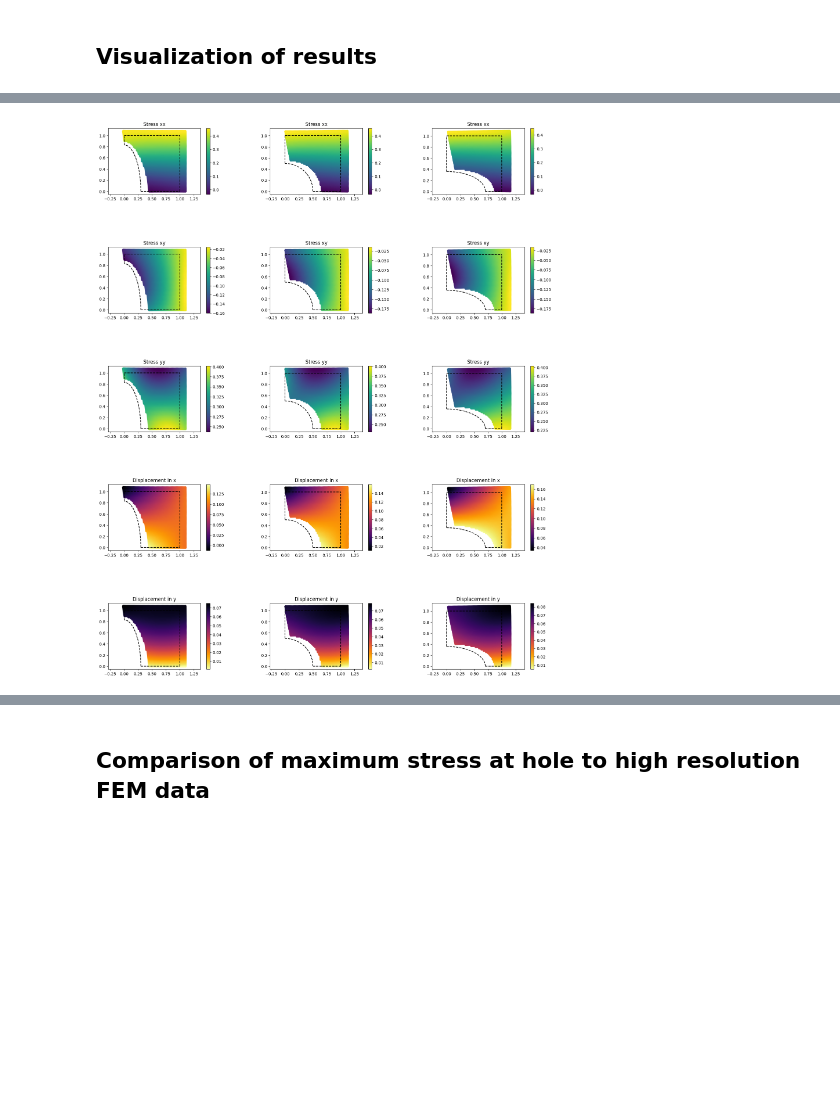
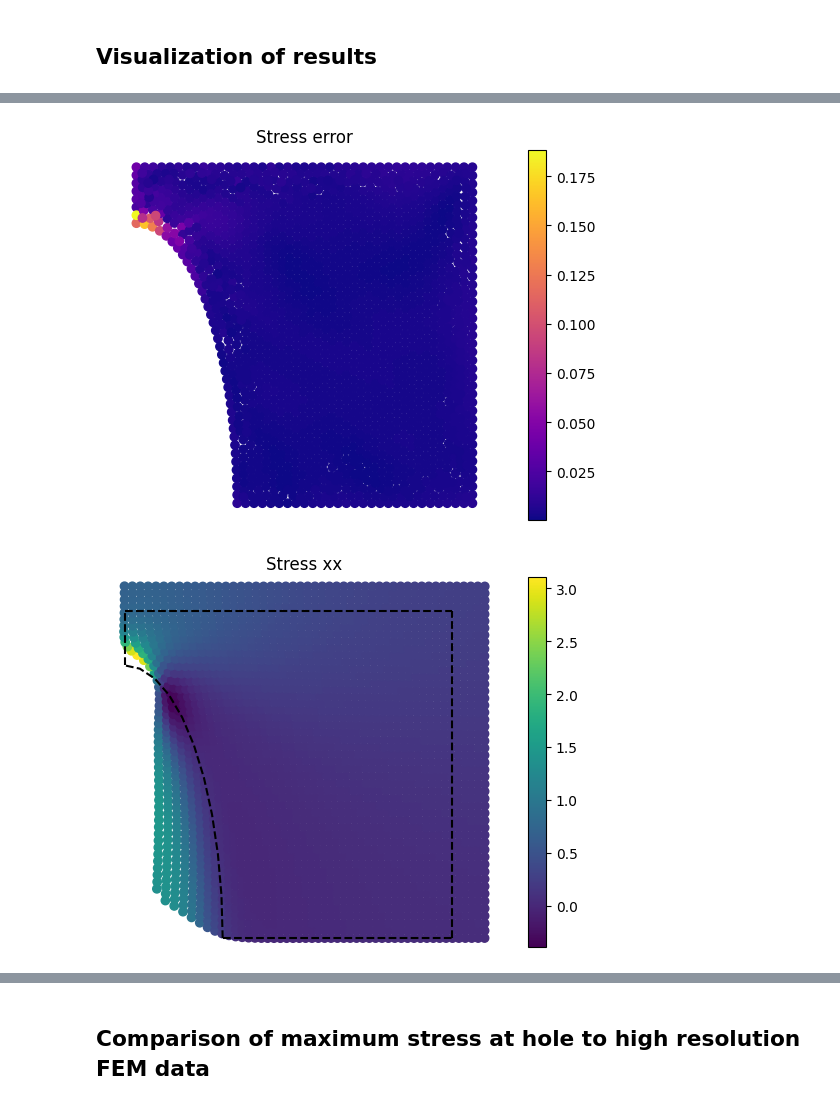
Before and after one commit to sebatomon/PINNs_for_simple_shape_optimization, a Jupyter notebook: elli_torch.ipynb, the cells around one changed output, grey strips where cells are left out. Drawn from its saved outputs; the diff is of its cells as text; code cells hidden in the pictures; blank space fills up the shorter version.

Commit message:
fixed data error

```diff
--- a/elli_torch.ipynb
+++ b/elli_torch.ipynb
@@ -244,7 +229,7 @@ def pde_residual(x, y, r, net):
 # %%
 W_PDE = 0.01
 W_NEUMANN = 0.01
-W_DATA = 0
+W_DATA = 1
 
 mse = torch.nn.MSELoss()
 
@@ -292,8 +277,8 @@ def compute_loss(net, collo_points, top_points, right_points, left_points, botto
 
 
     # data error
-    strain_03 = epsilon(inputs_Rx_03[:,0], inputs_Rx_03[:,1], inputs_Rx_03[:,2], net).detach()
-    pred_stress_03 = sigma(strain_03).detach()
+    strain_03 = epsilon(inputs_Rx_03[:,0], inputs_Rx_03[:,1], inputs_Rx_03[:,2], net)
+    pred_stress_03 = sigma(strain_03)
     DATA_error_03 = mse(pred_stress_03[:, 0, 0], outputs_Rx_03[:,0])
     strain_035 = epsilon(inputs_Rx_035[:,0], inputs_Rx_035[:,1], inputs_Rx_035[:,2], net).detach()
     pred_stress_035 = sigma(strain_035).detach()
@@ -328,6 +313,11 @@ def compute_loss(net, collo_points, top_points, right_points, left_points, botto
 
     total_DATA_error = DATA_error_03 + DATA_error_035 + DATA_error_04 + DATA_error_045 + DATA_error_05 + DATA_error_055 + DATA_error_06 + DATA_error_065 + DATA_error_07 + DATA_error_075 + DATA_error_08
 
+
+
+    stress_data = outputs_Rx_03[:, 0:3]
+    data_error = mse(stress_data[:,0], pred_stress_03[:,0,0]) + mse(stress_data[:,1], pred_stress_03[:,1,1]) + mse(stress_data[:,2], pred_stress_03[:,0,1])
+
     return (
         left_error
         + right_error
@@ -335,7 +325,7 @@ def compute_loss(net, collo_points, top_points, right_points, left_points, botto
         + top_error
         + W_NEUMANN * hole_error
         + W_PDE * pde_error
-        + W_DATA * total_DATA_error
+        + W_DATA * data_error
     )
 # %% [markdown]
 ## Training
@@ -346,10 +336,10 @@ from torch.utils.data import Dataset, DataLoader
 net = Net()
 train_data = []
 test_data = []
-epochs = 1000
-iterations = 4
+epochs = 5000
+iterations = 1
 epochs_per_iter = int(epochs/iterations)
-LeRa = 0.01
+LeRa = 0.001
 gamma = 0.4
 batches = 4
 
@@ -361,7 +351,6 @@ scheduler = StepLR(optimizer, step_size=epochs_per_iter, gamma= gamma)
 #train_data_loader = DataLoader(train_plates_data, batch_size = 7)
 #print(train_data_loader.dataset[6])
 #scheduler = ExponentialLR(optimizer, gamma=0.9)
-
 
 print("dataset: N:", N, "plates:", P)
 print("starting learning rate:", LeRa, "and gamma:", gamma, ", epochs:", epochs, "iterations:", iterations)
@@ -460,10 +443,19 @@ val_domain = np.vstack([val_x.ravel(), val_y.ravel(), val_r, val_ry]).T
 #oldcode
 #val_domain = val_domain[((val_domain[:,0] ** 2)/(Re_xnew**2)) + ((val_domain[:,1] ** 2)/(Re_ynew**2)) > 1]
 #newcode
-val_domain = val_domain[((val_domain[:,0] ** 2)/(0.0001**2)) + ((val_domain[:,1] ** 2)/(0.0001**2)) > 1]
+prototyp_val_domain = np.vstack([val_x.ravel(), val_y.ravel(), val_r, val_ry]).T
+mask = (((prototyp_val_domain[:,0] ** 2)/(0.3**2)) + ((prototyp_val_domain[:,1] ** 2)/(0.8333333333333334**2))) > 1
+val_domain = val_domain[((val_domain[:,0] ** 2)/(0.3**2)) + ((val_domain[:,1] ** 2)/(0.833**2)) > 1]
 val_x = torch.tensor(val_domain[:,0], requires_grad=True).float()
 val_y = torch.tensor(val_domain[:,1], requires_grad=True).float()
-val_r = torch.tensor(val_domain[:,1], requires_grad=True).float()
+val_r = 0.3*torch.ones_like(val_x)
+val = torch.column_stack([val_x, val_y, val_r])
+disp = net(val)
+def_val = val[:,0:2] + disp
+def_val_x = val_x.detach() + disp[:, 0]
+def_val_y = val_y.detach()+ disp[:, 1]
+strain = epsilon(val[:,0], val[:,1], val[:,2], net).detach()
+stress_prediction = sigma(strain).detach()
 
 
 def delete_points_inside_the_hole(val_domain, Re_x, Re_y):
@@ -550,6 +542,37 @@ def create_plot():
     #plt.suptitle("Validation with different radius")
     plt.show
 
+# Plot data error
 
+def create_plot_data_error():
+    stress_data = outputs_Rx_03[:, 0:3]
+    strain = epsilon(inputs_Rx_03[:,0], inputs_Rx_03[:,1], inputs_Rx_03[:,2], net).detach()
+    stress_prediction = sigma(strain).detach()
+    data_error = torch.sqrt((stress_data[:,0]-stress_prediction[:,0,0])**2 + (stress_data[:,1]-stress_prediction[:,1,1])**2 + (stress_data[:,2]-stress_prediction[:,0,1])**2)
+    plt.scatter(inputs_Rx_03[:, 0].detach(), inputs_Rx_03[:,1].detach(), c=data_error.detach(), cmap="plasma")
+    plt.axis("equal")
+    plt.axis('off')
+    plt.colorbar()
+    plt.title("Stress error")
+    plt.show()
+
+def make_plot(variable, title, collo_points, top_points, right_points, left_points, bottom_points, hole_points, n_hole, **kwargs):
+    plt.plot(top_points[0].detach(), top_points[1].detach(), "--k")
+    plt.plot(bottom_points[0].detach(), bottom_points[1].detach(), "--k")
+    plt.plot(left_points[0].detach(), left_points[1].detach(), "--k")
+    plt.plot(right_points[0].detach(), right_points[1].detach(), "--k")
+    plt.plot(hole_points[0].detach(), hole_points[1].detach().T, "--k")
+    plt.scatter(def_val_x.detach(),def_val_y.detach(), c=variable, **kwargs)
+    plt.axis("equal")
+    plt.axis('off')
+    plt.colorbar()
+    plt.title(title)
+    plt.show()
+
+
+create_plot_data_error()
+p1 = Plate(0.3, 0.83, L, P)
+prototyp_data_points = p1.generate_dataset_new(0.3, 0.8333333333333334, L, N)
+make_plot(stress_prediction[:, 0, 0], "Stress xx", *prototyp_data_points)
 create_plot()
 # %% [output]
@@ -573 +579,2 @@ new_n_hole =  tensor([[-8.8419e-01, -0.0000e+00],
-[figure, old version]
+[figure, new version]
+[figure, added]
```
Also changed, not shown: parts of 6 cells of this notebook.
